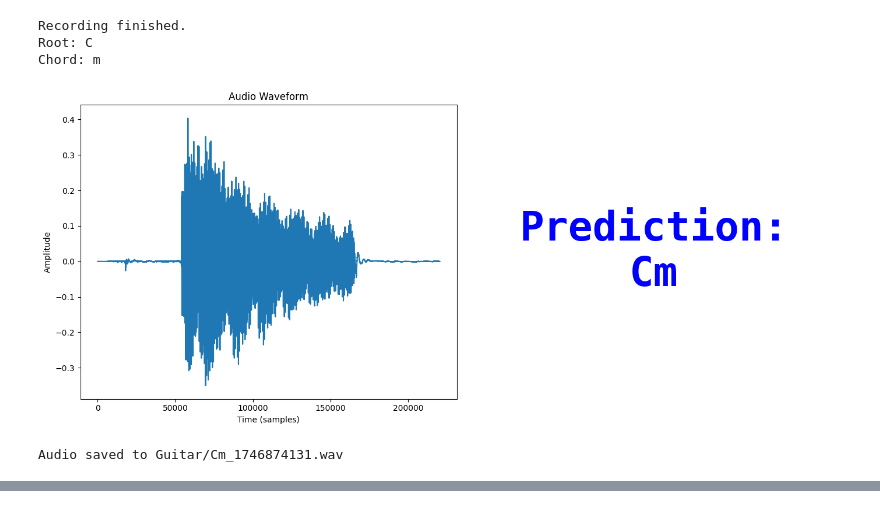
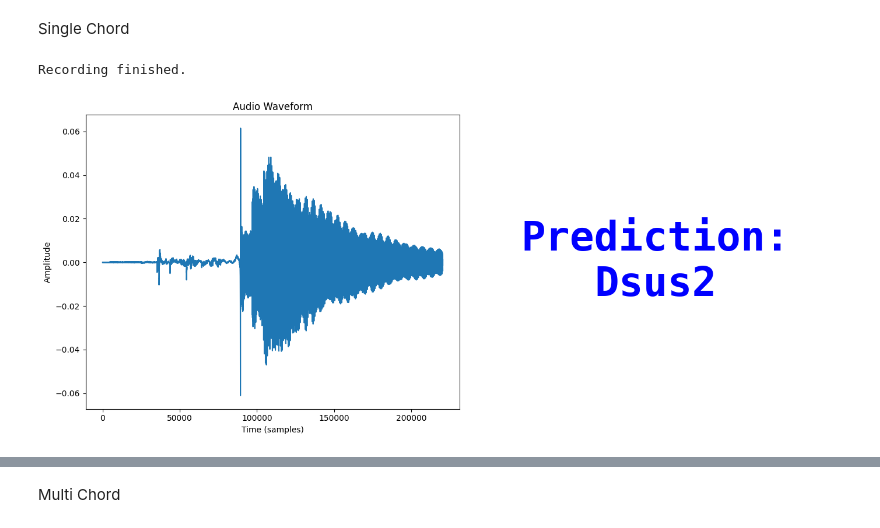
Before and after one commit to bjporu/TFG, a Jupyter notebook: soundcard_test.ipynb, the cells around one changed output, grey strips where cells are left out. Cells and saved outputs as stored; diff of their text form; code cells hidden in the pictures.

```diff
--- a/soundcard_test.ipynb
+++ b/soundcard_test.ipynb
@@ -104,17 +19,17 @@ class ChordCNN(nn.Module):
 # %%
 # Global
 device = torch.device("cuda" if torch.cuda.is_available() else "cpu")
-sample_rate = 44100
-duration = 5
+sr = 44100
 device_index = 1
 # print(sd.query_devices())
 
 # Root
-root_model = RootCNN(num_classes=len(root_mapping))
-root_model.load_state_dict(torch.load('rootcnn_0805.pth', map_location=device))
+root_model = RootCNN()
+root_model.load_state_dict(torch.load('rootcqtcnn_asim1_1005.pth', map_location=device))
 root_model.eval()
 
 # Chord
-chord_model = ChordCNN(num_classes=len(chord_mapping))
+chord_model = ChordCNN()
 chord_model.load_state_dict(torch.load('chordcqtcnn_asim1_0905.pth', map_location=device))
 chord_model.eval()
+clear_output(wait=True)
@@ -139,83 +36,50 @@ ChordCNN(
+# %% [markdown]
+Single Chord
 # %%
 # Record audio
 print("Recording...")
 
-audio_data = sd.rec(int(sample_rate * duration),
-                    samplerate=sample_rate,
+audio_data = sd.rec(int(sr * 5),
+                    samplerate=sr,
                     channels=1,
                     dtype='float32',
                     device=device_index)
 
 sd.wait()  # Wait for the recording to finish
 
 clear_output(wait=True)
 print("Recording finished.")
 
 audio_data = audio_data.flatten()
-
-chromagram = librosa.feature.chroma_stft(y=audio_data, sr=sample_rate)
-chromagram = (chromagram - np.mean(chromagram)) / (np.std(chromagram) + 1e-8)
-
-torch_chroma = torch.tensor(np.array(chromagram), dtype=torch.float32)
-torch_chroma = torch_chroma.unsqueeze(0).unsqueeze(0)
-torch_chroma = torch_chroma.to(device)
-
-C = librosa.cqt(audio_data, sr=sample_rate, hop_length=512, n_bins=84, bins_per_octave=12)
-C = librosa.amplitude_to_db(abs(C))
-C = (C - np.mean(C)) / (np.std(C) + 1e-8)
-
-torch_cqt = torch.tensor(np.array(C), dtype=torch.float32)
-torch_cqt = torch_cqt.unsqueeze(0).unsqueeze(0)
-torch_cqt = torch_cqt.to(device)
-
-with torch.no_grad():
-    root_output = root_model(torch_chroma)
-    predicted_root_label = torch.argmax(root_output, dim=1).item()
-
-    chord_output = chord_model(torch_cqt)
-    predicted_chord_label = torch.argmax(chord_output, dim=1).item()
-
-root_label_mapping = {v: k for k, v in root_mapping.items()}
-predicted_root = root_label_mapping[predicted_root_label]
-
-chord_label_mapping = {v: k for k, v in chord_mapping.items()}
-predicted_chord = chord_label_mapping[predicted_chord_label]
-
-
-print("Root: "+ predicted_root)
-print("Chord: " + predicted_chord)
+result = predict(audio_data, root_model, chord_model)
 
 # Rseult Visualization
 fig, (ax1, ax2) = plt.subplots(1, 2, figsize=(14, 6))
 
 ax1.plot(audio_data)
 ax1.set_title('Audio Waveform')
 ax1.set_xlabel('Time (samples)')
 ax1.set_ylabel('Amplitude')
 
-ax2.text(0.5, 0.5, f'Prediction:\n{predicted_root}{predicted_chord}',
+ax2.text(0.5, 0.5, f'Prediction:\n{result}',
          fontsize=50, ha='center', va='center',
          color='blue', fontweight='bold', family='monospace')
 ax2.axis('off')  # Optional: hide axes in the text plot
 
 plt.tight_layout()  # Adjust spacing
 plt.show()
 
-user_label = input("Enter chord label:")
+# user_label = input("Enter chord label:")
 
-# Save audio
-dataset_dir = 'Guitar/'
-# os.makedirs(dataset_dir, exist_ok=True)
+# # Save audio
+# dataset_dir = 'Guitar/'
 
-filename = f"{user_label}_{int(time.time())}.wav"
-filepath = os.path.join(dataset_dir, filename)
-sf.write(filepath, audio_data, sample_rate)
+# filename = f"{user_label}_{int(time.time())}.wav"
+# filepath = os.path.join(dataset_dir, filename)
+# sf.write(filepath, audio_data, sample_rate)
 
-print(f"Audio saved to {filepath}")
-ipd.Audio(audio_data, rate=sample_rate)
+# print(f"Audio saved to {filepath}")
+# ipd.Audio(audio_data, rate=sample_rate)
 # %% [output]
 Recording finished.
-Root: C
-Chord: m
-[figure, old version]
+[figure, new version]
-Audio saved to Guitar/Cm_1746874131.wav
@@ -222,0 +86,2 @@ Audio saved to Guitar/Cm_1746874131.wav
+# %% [markdown]
+Multi Chord
```
Also changed, not shown: parts of 8 cells of this notebook, 2 other files.
